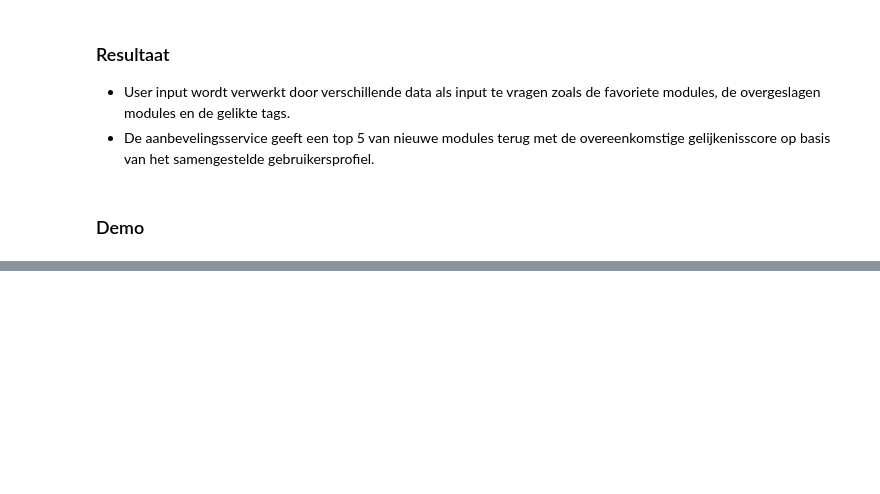
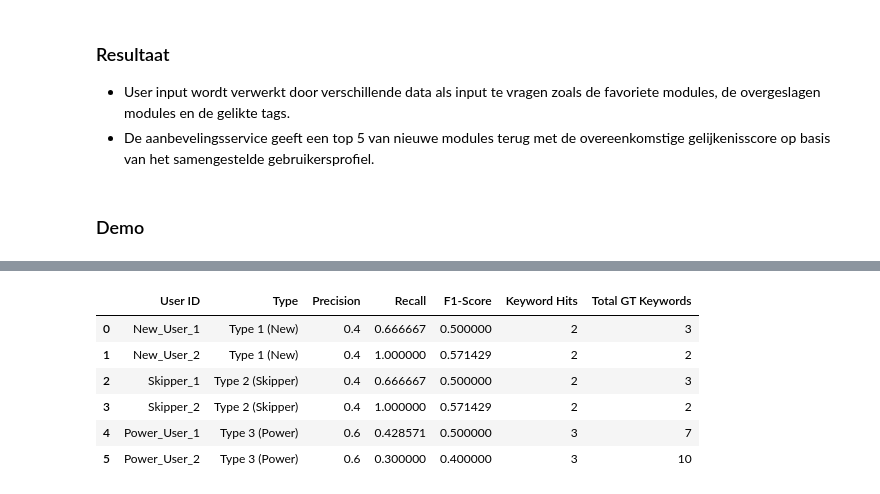
Before and after one commit to s-kroonen/Duo-LU2-AI, a Jupyter notebook: cleaning_recommendation_threepart.ipynb, the cells around one changed output, grey strips where cells are left out. Cells and saved outputs as stored; diff of their text form; code cells hidden in the pictures; blank space fills up the shorter version.

Commit message:
no translate dataset instead two vocabs. also testing with recall

```diff
--- a/cleaning_recommendation_threepart.ipynb
+++ b/cleaning_recommendation_threepart.ipynb
@@ -678,0 +782,83 @@ Top 5 Recommendations for User:
+# %%
+def extract_keywords_from_text(text):
+    """Extract normalized keyword tokens from module text."""
+    text = text.lower()
+    tokens = re.findall(r"[a-zA-ZÀ-ÿ]+", text)
+    return tokens
+
+def evaluate_recommendations(test_users, df, vectorizer, matrix, top_n=5):
+    """Runs all test personas through the recommendation engine and computes Precision/Recall."""
+
+    results = []
+
+    for user in test_users:
+        print("="*60)
+        print(f"Testing: {user['id']} — {user['type']}")
+        print("="*60)
+
+        recs = recommend_to_user(
+            user["input"]["favorite_tags"],
+            user["input"]["liked_modules"],
+            user["input"]["skipped_modules"],
+            df,
+            vectorizer,
+            matrix,
+            top_n=top_n
+        )
+
+        # --- Extract recommended texts ---
+        recommended_texts = []
+        for (name, score) in recs:
+            row = df.loc[df["name"] == name]
+            if len(row) > 0:
+                recommended_texts.append(row.iloc[0]["combined_text"].lower())
+
+        # Combine into one big bag-of-words for matching
+        big_rec_text = " ".join(recommended_texts)
+        tokens = extract_keywords_from_text(big_rec_text)
+
+        # Deduplicate
+        token_set = set(tokens)
+
+        # --- Precision Metrics ---
+        hits = 0
+        for k in user["ground_truth_keywords"]:
+            if k.lower() in big_rec_text:
+                hits += 1
+
+        precision = hits / len(recs) if len(recs) > 0 else 0
+
+        # --- Recall Metrics ---
+        recall = hits / len(user["ground_truth_keywords"]) if len(user["ground_truth_keywords"]) else 0
+
+        # --- F1-score ---
+        if precision + recall > 0:
+            f1 = 2 * (precision * recall) / (precision + recall)
+        else:
+            f1 = 0
+
+        # Store results
+        results.append({
+            "User ID": user["id"],
+            "Type": user["type"],
+            "Precision": precision,
+            "Recall": recall,
+            "F1-Score": f1,
+            "Keyword Hits": hits,
+            "Total GT Keywords": len(user["ground_truth_keywords"])
+        })
+
+        print(f"\n Precision: {precision:.3f}")
+        print(f" Recall: {recall:.3f}")
+        print(f" F1-score: {f1:.3f}")
+        print("\n")
+
+    return pd.DataFrame(results)
+
+
+
+# Run evaluation
+evaluation_df = evaluate_recommendations(test_users, df, vectorizer, matrix, top_n=5)
+
+display(evaluation_df)
+# %% [output]
@@ -678,0 +882,7 @@ Top 5 Recommendations for User:
+|  | User ID | Type | Precision | Recall | F1-Score | Keyword Hits | Total GT Keywords |
+| 0 | New_User_1 | Type 1 (New) | 0.4 | 0.666667 | 0.500000 | 2 | 3 |
+| 1 | New_User_2 | Type 1 (New) | 0.4 | 1.000000 | 0.571429 | 2 | 2 |
+| 2 | Skipper_1 | Type 2 (Skipper) | 0.4 | 0.666667 | 0.500000 | 2 | 3 |
+| 3 | Skipper_2 | Type 2 (Skipper) | 0.4 | 1.000000 | 0.571429 | 2 | 2 |
+| 4 | Power_User_1 | Type 3 (Power) | 0.6 | 0.428571 | 0.500000 | 3 | 7 |
+| 5 | Power_User_2 | Type 3 (Power) | 0.6 | 0.300000 | 0.400000 | 3 | 10 |
```
Also changed, not shown: parts of 8 cells of this notebook, 2 other files.
